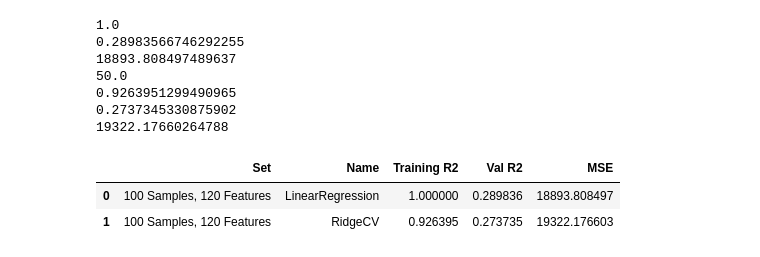
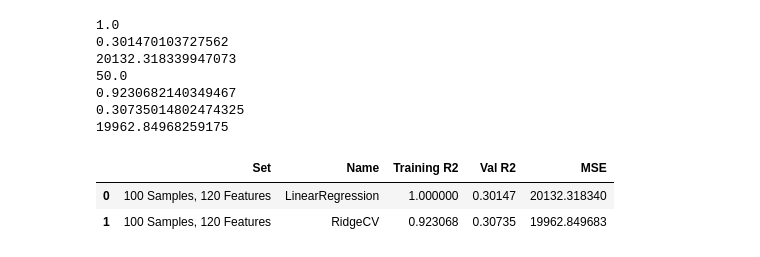
Before and after one commit to HardoModo/Dev10_Week9_Assessment, a Jupyter notebook: Shirley/dummyset.ipynb, the cells around one changed output. Cells and saved outputs as stored; diff of their text form; code cells hidden in the pictures.

```diff
--- a/Shirley/dummyset.ipynb
+++ b/Shirley/dummyset.ipynb
@@ -23,32 +23,34 @@ from sklearn.linear_model import LogisticRegression
 # %%
 from sklearn.datasets import make_regression
 from sklearn.metrics import mean_squared_error
-X, y = make_regression(n_samples=48, n_features=30, noise=10, random_state=42)
+X, y = make_regression(n_samples=48, n_features=30, noise=20, random_state=42)
 
 X = scaler.fit_transform(X)
-lr = LinearRegression()
-
+display(X)
 
 Xt,Xv,yt,yv = train_test_split(X,y,test_size=0.3,random_state=0)
 
+lr = LinearRegression()
 lr.fit(Xt,yt)
+
+
+rig = RidgeCV(alphas = [0.001,0.5,1,3,5,10,50,70,100,200,300],cv=5)
+rig.fit(Xt,yt)
+print(rig.alpha_)
+
+
+las = LassoCV(alphas = [0.001,0.5,1,3,5,10,50,70,100,200,300],cv=5)
+las.fit(Xt,yt)
+print(las.alpha_)
+
+
 print(lr.score(Xt,yt))
 print(lr.score(Xv,yv))
 print(mean_squared_error(yv,lr.predict(Xv)))
 
-rig = RidgeCV(alphas = [0.001,0.5,1,3,5,10,50,70,100,200,300],cv=5)
-rig.fit(Xt,yt)
-
-print(rig.alpha_)
-
 print(rig.score(Xt,yt))
 print(rig.score(Xv,yv))
 print(mean_squared_error(yv,rig.predict(Xv)))
-
-las = LassoCV(alphas = [0.001,0.5,1,3,5,10,50,70,100,200,300],cv=5)
-las.fit(Xt,yt)
-
-print(las.alpha_)
 
 print(las.score(Xt,yt))
 print(las.score(Xv,yv))
@@ -82,49 +97,47 @@ display(df1.head())
 # %%
 from sklearn.datasets import make_regression
 from sklearn.metrics import mean_squared_error
-X, y = make_regression(n_samples=100, n_features=120, noise=10, random_state=42)
+X, y = make_regression(n_samples=100, n_features=120, noise=30, random_state=42)
 
 X = scaler.fit_transform(X)
 
+Xt,Xv,yt,yv = train_test_split(X,y,test_size=0.3,random_state=0)
+
+# plt.hist(yt)
 lr = LinearRegression()
-
-
-Xt,Xv,yt,yv = train_test_split(X,y,test_size=0.3,random_state=0)
-# plt.hist(yt)
-
 lr.fit(Xt,yt)
 print(lr.score(Xt,yt))
 print(lr.score(Xv,yv))
 print(mean_squared_error(yv,lr.predict(Xv)))
 
 rig = RidgeCV(alphas = [0.001,0.5,1,3,5,10,50,70,100,200,300],cv=5)
 rig.fit(Xt,yt)
 
 print(rig.alpha_)
 
 print(rig.score(Xt,yt))
 print(rig.score(Xv,yv))
 print(mean_squared_error(yv,rig.predict(Xv)))
 
 figdict2 = {'Set':['100 Samples, 120 Features','100 Samples, 120 Features'],
             'Name':['LinearRegression','RidgeCV'],
             'Training R2':[lr.score(Xt,yt),rig.score(Xt,yt)],
            'Val R2': [lr.score(Xv,yv),rig.score(Xv,yv)],
            'MSE':[mean_squared_error(yv,lr.predict(Xv)),mean_squared_error(yv,rig.predict(Xv))]}
 
 df2 = pd.DataFrame(figdict2)
 display(df2.head())
 # %% [output]
 1.0
-0.28983566746292255
-18893.808497489637
+0.301470103727562
+20132.318339947073
 50.0
-0.9263951299490965
-0.2737345330875902
-19322.17660264788
+0.9230682140349467
+0.30735014802474325
+19962.84968259175
 |  | Set | Name | Training R2 | Val R2 | MSE |
-| 0 | 100 Samples, 120 Features | LinearRegression | 1.000000 | 0.289836 | 18893.808497 |
-| 1 | 100 Samples, 120 Features | RidgeCV | 0.926395 | 0.273735 | 19322.176603 |
+| 0 | 100 Samples, 120 Features | LinearRegression | 1.000000 | 0.30147 | 20132.318340 |
+| 1 | 100 Samples, 120 Features | RidgeCV | 0.923068 | 0.30735 | 19962.849683 |
 # %%
 from sklearn.datasets import make_regression
 from sklearn.metrics import mean_squared_error
```
Also changed, not shown: parts of 4 cells of this notebook, 2 other files.
